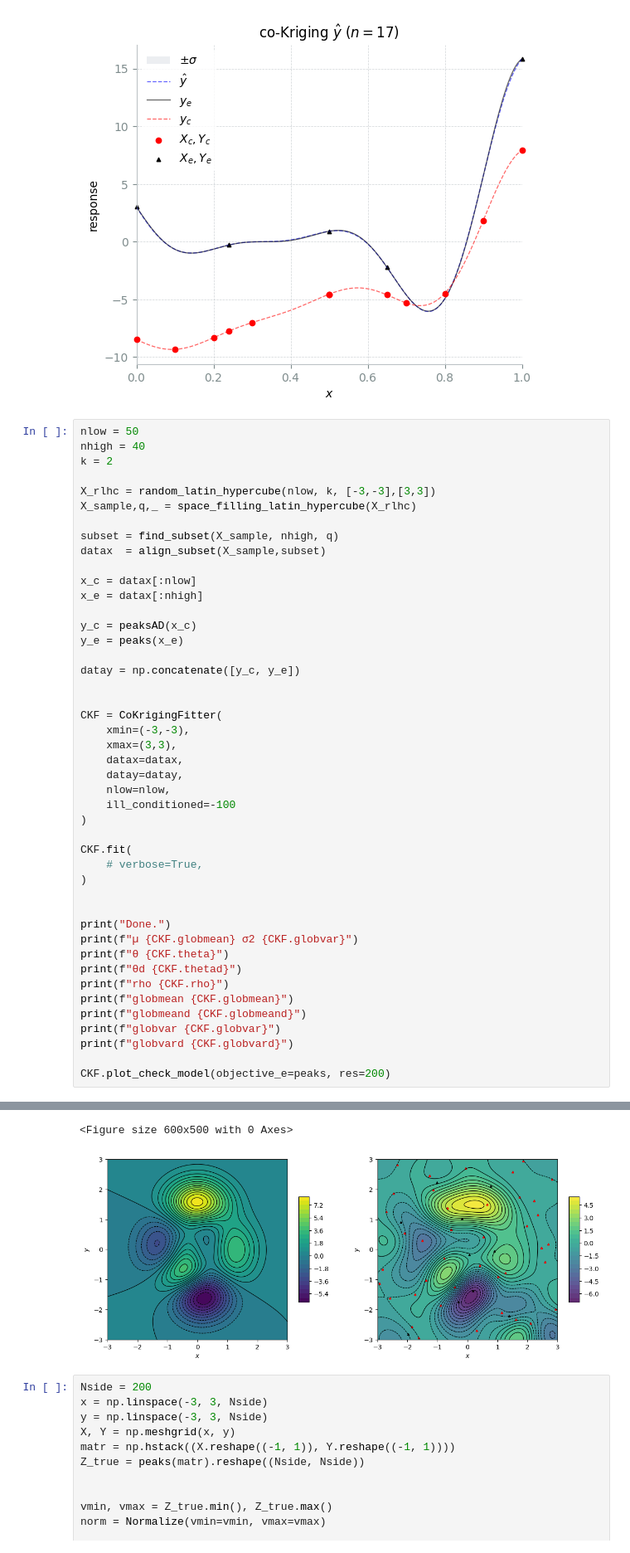
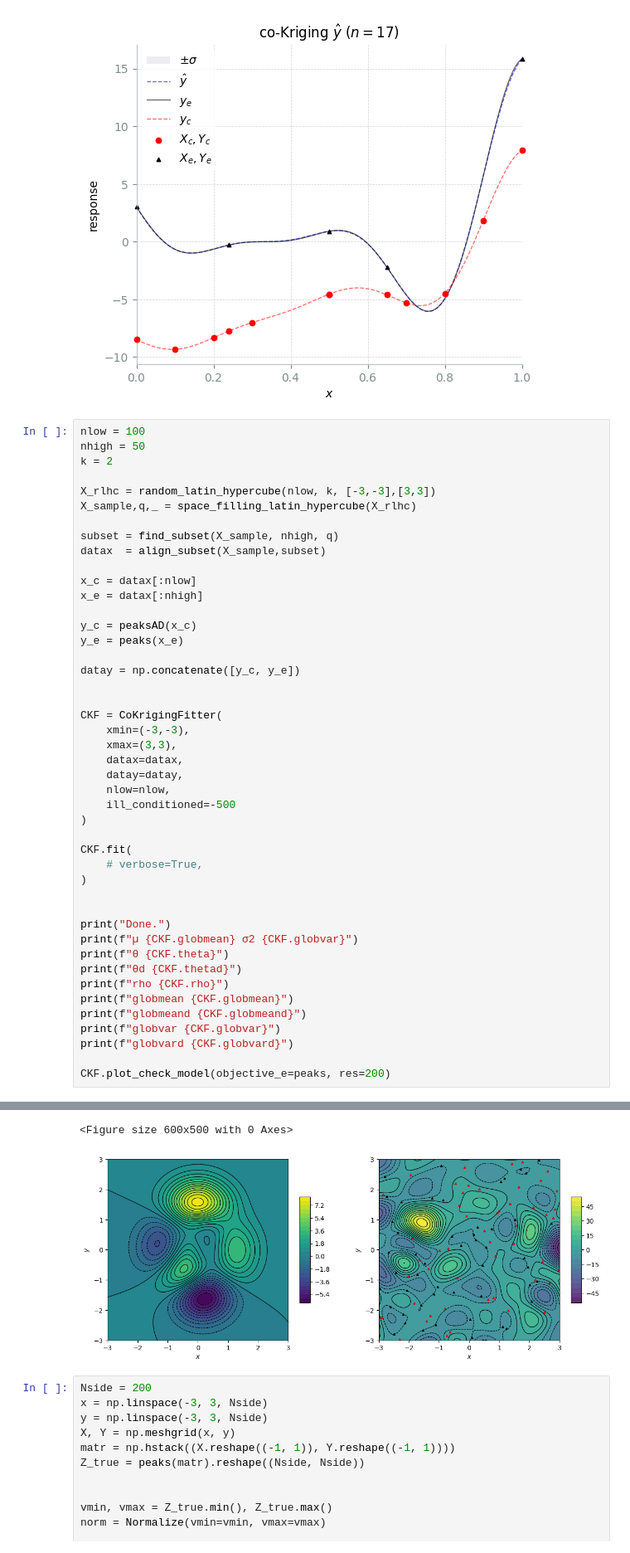
Before and after one commit to ijs32/rceu-2026, a Jupyter notebook: src/ian/surrogate-modeling/ch8_co-Kriging-notes/chapter_8.ipynb, the cells around one changed output, grey strips where cells are left out. Shown at 83% size. Drawn from its saved outputs; the diff is of its cells as text.

```diff
--- a/src/ian/surrogate-modeling/ch8_co-Kriging-notes/chapter_8.ipynb
+++ b/src/ian/surrogate-modeling/ch8_co-Kriging-notes/chapter_8.ipynb
@@ -83,8 +83,8 @@ globvar 26.936024080388496
 globvard 49445.92997996034
 [figure]
 # %%
-nlow = 50
-nhigh = 40
+nlow = 100
+nhigh = 50
 k = 2
 
 X_rlhc = random_latin_hypercube(nlow, k, [-3,-3],[3,3])
@@ -108,7 +108,7 @@ CKF = CoKrigingFitter(
     datax=datax,
     datay=datay,
     nlow=nlow,
-    ill_conditioned=-100
+    ill_conditioned=-500
 )
 
 CKF.fit(
@@ -148,5 +140,5 @@ globvard 6.725003132019145e-20
 <Figure size 600x500 with 0 Axes>
-[figure, old version]
+[figure, new version]
 # %%
 Nside = 200
 x = np.linspace(-3, 3, Nside)
```
Also changed, not shown: parts of 2 cells of this notebook, 4 other files.
